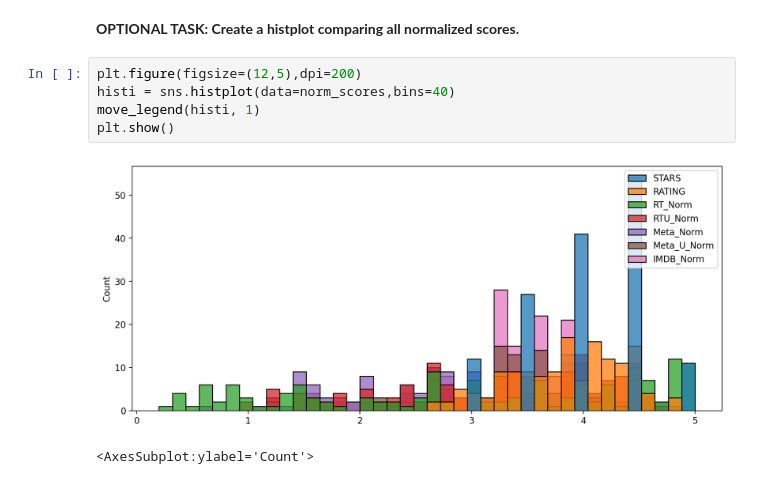
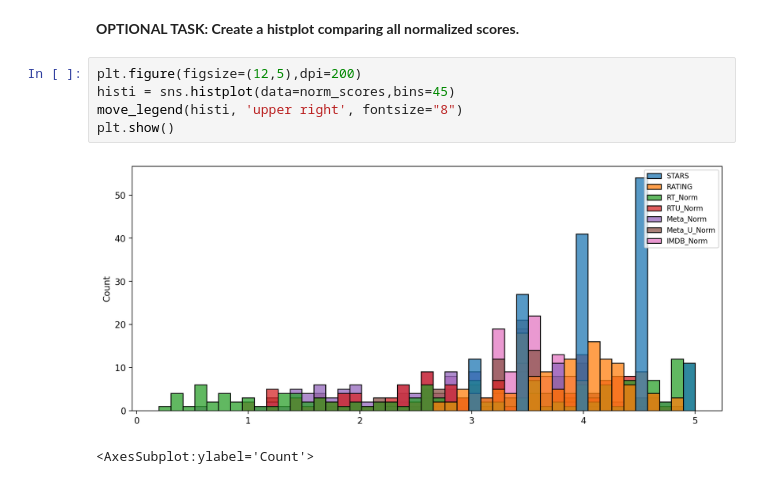
Before and after one commit to bushkhan/ML-DS-PRACTICE, a Jupyter notebook: Project1/00-Capstone-Project.ipynb, the cells around one changed output. Saved outputs shown, nothing was run; the diff lists cells and outputs as text.

```diff
--- a/Project1/00-Capstone-Project.ipynb
+++ b/Project1/00-Capstone-Project.ipynb
@@ -781,11 +781,11 @@ plt.show()
 **OPTIONAL TASK: Create a histplot comparing all normalized scores.**
 # %%
 plt.figure(figsize=(12,5),dpi=200)
-histi = sns.histplot(data=norm_scores,bins=40)
-move_legend(histi, 1)
+histi = sns.histplot(data=norm_scores,bins=45)
+move_legend(histi, 'upper right', fontsize="8")
 plt.show()
 # %% [output]
-[figure, old version]
+[figure, new version]
 # %%
 # %% [output]
 <AxesSubplot:ylabel='Count'>
```
Also changed, not shown: parts of 10 cells of this notebook.
